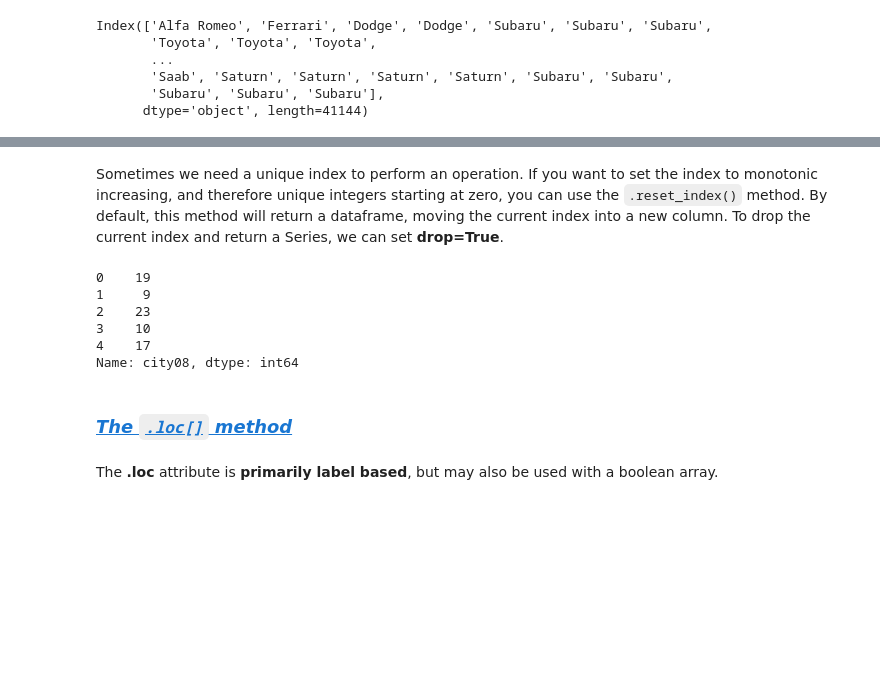
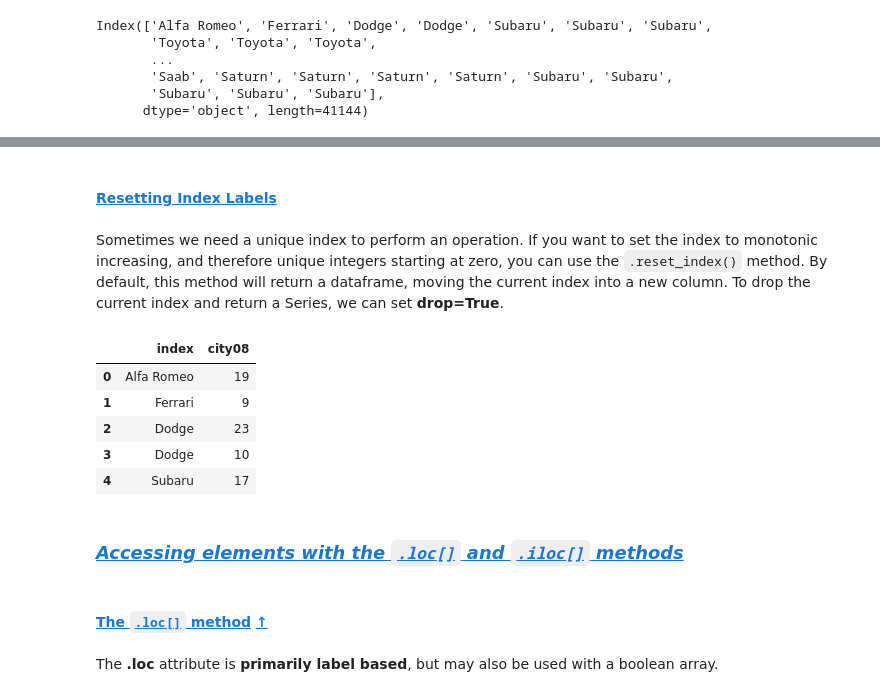
Before and after one commit to AindreaAjax/ML_Introduction, a Jupyter notebook: Pandas/03_Series_data_structure.ipynb, the cells around one changed output, grey strips where cells are left out. Drawn from its saved outputs; the diff is of its cells as text; code cells hidden in the pictures; blank space fills up the shorter version.

```diff
--- a/Pandas/03_Series_data_structure.ipynb
+++ b/Pandas/03_Series_data_structure.ipynb
@@ -888,16 +966,20 @@ Index(['Alfa Romeo', 'Ferrari', 'Dodge', 'Dodge', 'Subaru', 'Subaru', 'Subaru',
+# %% [markdown]
+#### <a id='toc9_1_4_'></a>[Resetting Index Labels](#toc0_)
 # %% [markdown]
 Sometimes we need a unique index to perform an operation. If you want to set the index to monotonic increasing, and therefore unique integers starting at zero, you can use the `.reset_index()` method. By default, this method will return a dataframe, moving the current index into a new column. To drop the current index and return a Series, we can set **drop=True**.
 # %%
-city_rnm.reset_index(drop=True).head()
+city_rnm.reset_index().head()
 # %% [output]
-0    19
-1     9
-2    23
-3    10
-4    17
-Name: city08, dtype: int64
+|  | index | city08 |
+| 0 | Alfa Romeo | 19 |
+| 1 | Ferrari | 9 |
+| 2 | Dodge | 23 |
+| 3 | Dodge | 10 |
+| 4 | Subaru | 17 |
-# %% [markdown]
-### <a id='toc9_3_'></a>[*The `.loc[]` method*](#toc0_)
+# %% [markdown]
+### <a id='toc9_2_'></a>[*Accessing elements with the `.loc[]` and `.iloc[]` methods*](#toc0_)
+# %% [markdown]
+#### <a id='toc9_2_1_'></a>[The `.loc[]` method](#toc0_) [&#8593;](#toc0_)
 # %% [markdown]
 The **.loc** attribute is **primarily label based**, but may also be used with a boolean array.
 # %% [markdown]
```
Also changed, not shown: parts of 97 cells of this notebook.
